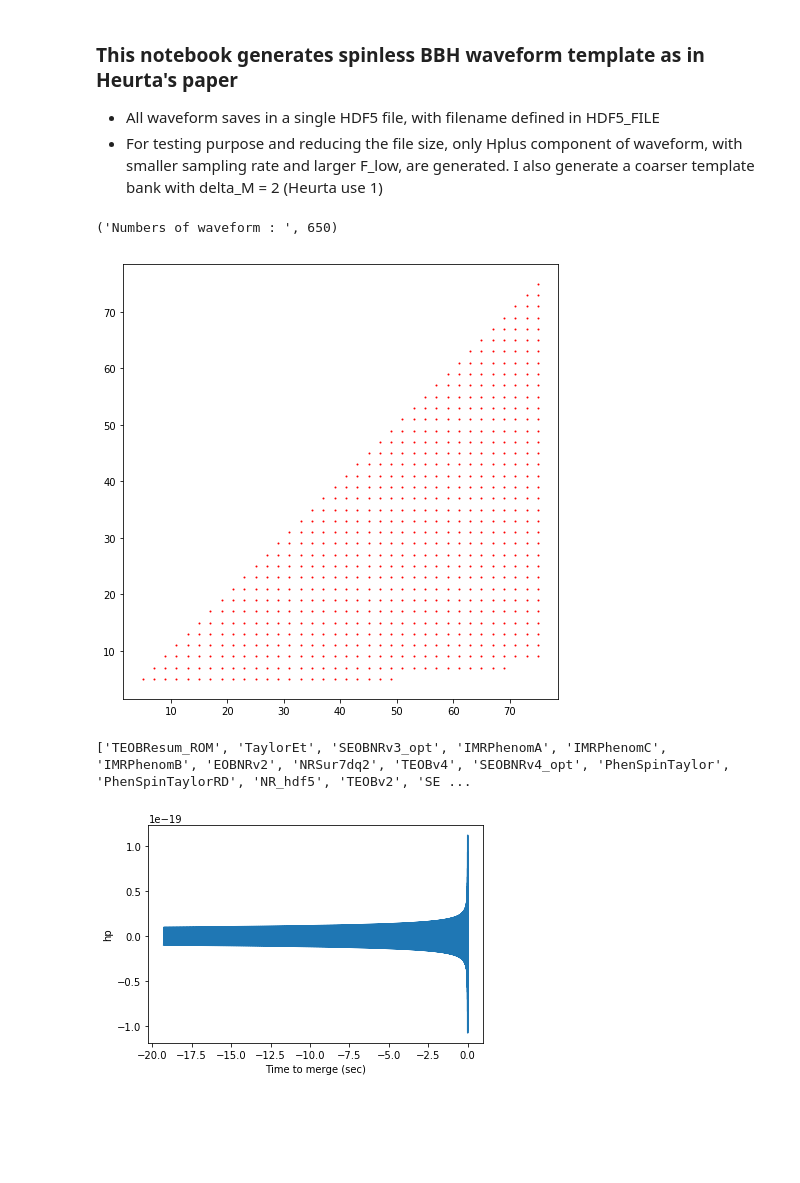
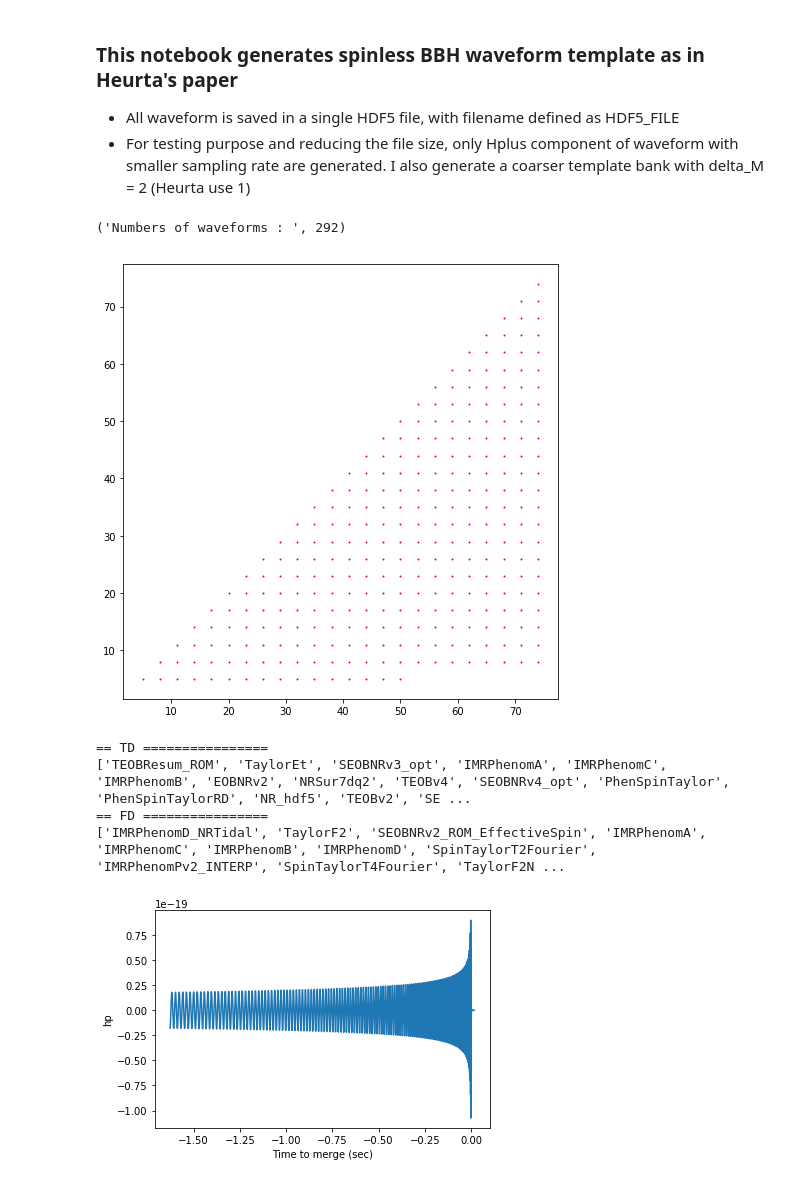
Before and after one commit to chunyulin/test, a Jupyter notebook: WF_gen.ipynb, the cells around one changed output. Saved outputs shown, nothing was run; the diff lists cells and outputs as text; code cells hidden in the pictures; blank space fills up the shorter version.

```diff
--- a/WF_gen.ipynb
+++ b/WF_gen.ipynb
@@ -1,8 +1,8 @@
 # %% [markdown]
 ### This notebook generates spinless BBH waveform template as in Heurta's paper
 
-* All waveform saves in a single HDF5 file, with filename defined in HDF5_FILE
-* For testing purpose and reducing the file size, only Hplus component of waveform, with smaller sampling rate and larger F_low, are generated. I also generate a coarser template bank with delta_M = 2 (Heurta use 1)
+* All waveform is saved in a single HDF5 file, with filename defined as HDF5_FILE
+* For testing purpose and reducing the file size, only Hplus component of waveform with smaller sampling rate are generated. I also generate a coarser template bank with delta_M = 2 (Heurta use 1)
 # %%
 ##
 ##  First, let'e make a (m1,m2) parameter table for the template
@@ -17,7 +17,7 @@ import itertools
 ####
 MINM=5
 MAXM=75
-dM=2
+dM=3
 m1a = []
 m2a = []
 for m1 in range(MINM, MAXM+1, dM):
@@ -32,41 +32,46 @@ plt.plot(m2a, m1a, 'r.', markersize=2)
 plt.axes().set_aspect('equal')
 plt.show()
 # %% [output]
-('Numbers of waveform : ', 650)
+('Numbers of waveforms : ', 292)
-[figure, old version]
+[figure, new version]
 # %%
 ##
-##  This function tell you all TD waveform model supported in pyCBC.
+##  This function tell you all TD / FD waveform model supported in pyCBC.
 ##  We will use SEOBNRv4
 ##
 
 import pycbc
+print "== TD ================"
 print pycbc.waveform.td_approximants()
+print "== FD ================"
+print pycbc.waveform.fd_approximants()
 # %% [output]
+== TD ================
 ['TEOBResum_ROM', 'TaylorEt', 'SEOBNRv3_opt', 'IMRPhenomA', 'IMRPhenomC', 'IMRPhenomB', 'EOBNRv2', 'NRSur7dq2', 'TEOBv4', 'SEOBNRv4_opt', 'PhenSpinTaylor', 'PhenSpinTaylorRD', 'NR_hdf5', 'TEOBv2', 'SE ...
+== FD ================
+['IMRPhenomD_NRTidal', 'TaylorF2', 'SEOBNRv2_ROM_EffectiveSpin', 'IMRPhenomA', 'IMRPhenomC', 'IMRPhenomB', 'IMRPhenomD', 'SpinTaylorT2Fourier', 'IMRPhenomPv2_INTERP', 'SpinTaylorT4Fourier', 'TaylorF2N ...
 # %%
 ###
 ###  For you yo get a feeling about the waveform, here m=(5,5) waveform is plotted.
 ###
 
 import pycbc.psd
 
 import matplotlib.pyplot as plt
 %matplotlib inline
 
 import itertools
 
-RATE=8192
-FLOW=20
+RATE = 4096  #8192
 apx='SEOBNRv4'
 #for m1,m2 in itertools.izip(m1a,m2a):
 
 for m1,m2 in itertools.izip([5],[5]):
     hp, hc = pycbc.waveform.get_td_waveform(approximant=apx,
-             mass1=m1, mass2=m2, spin1z=0, delta_t=1.0/RATE, f_lower=FLOW)
+             mass1=m1, mass2=m2, spin1z=0, delta_t=1.0/RATE, f_lower=50.0)
 
     plt.plot(hp.sample_times, hp, label=apx)
     plt.xlabel("Time to merge (sec)")
     plt.ylabel("hp")
 # %% [output]
-[figure, old version]
+[figure, new version]
```
Also changed, not shown: parts of 5 cells of this notebook.
